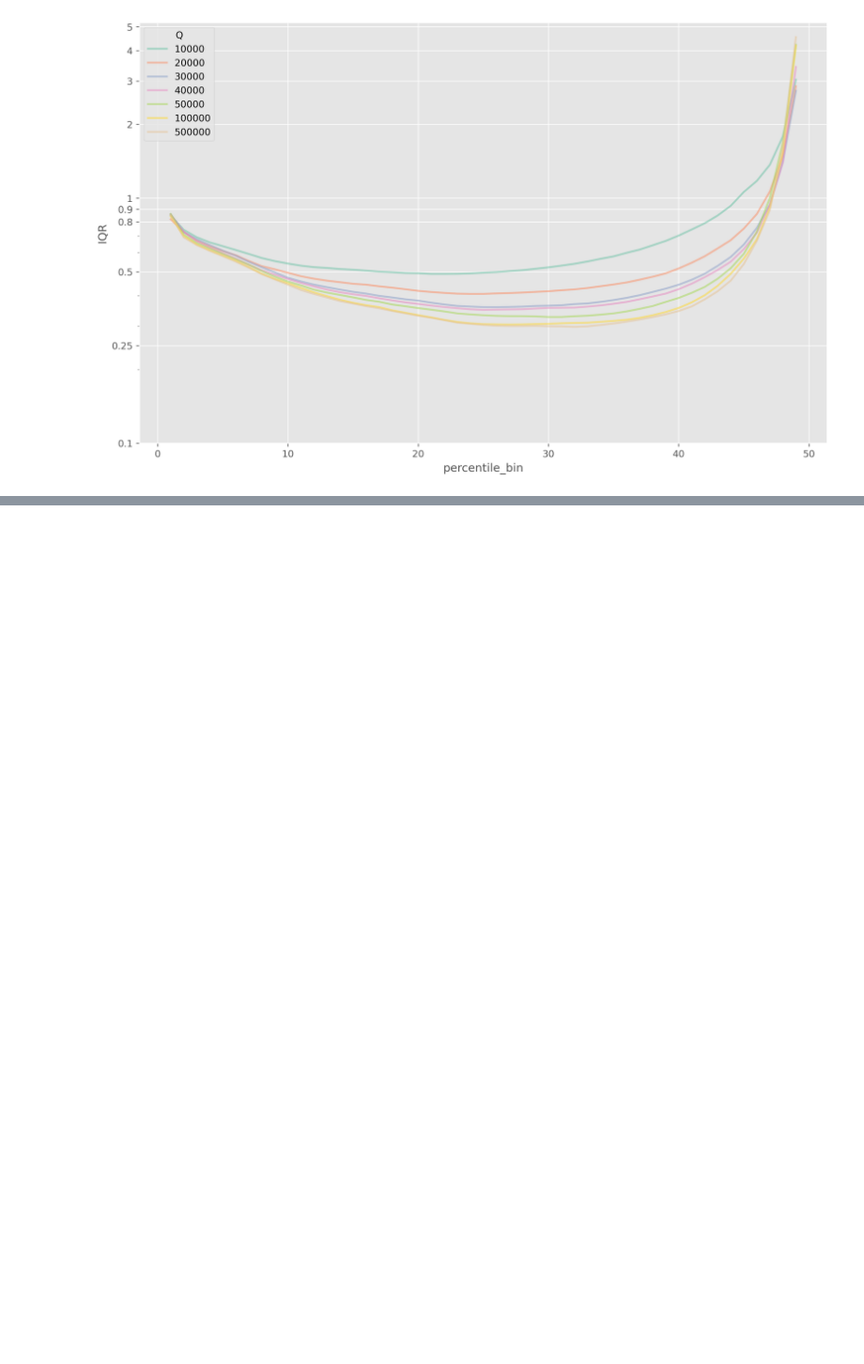
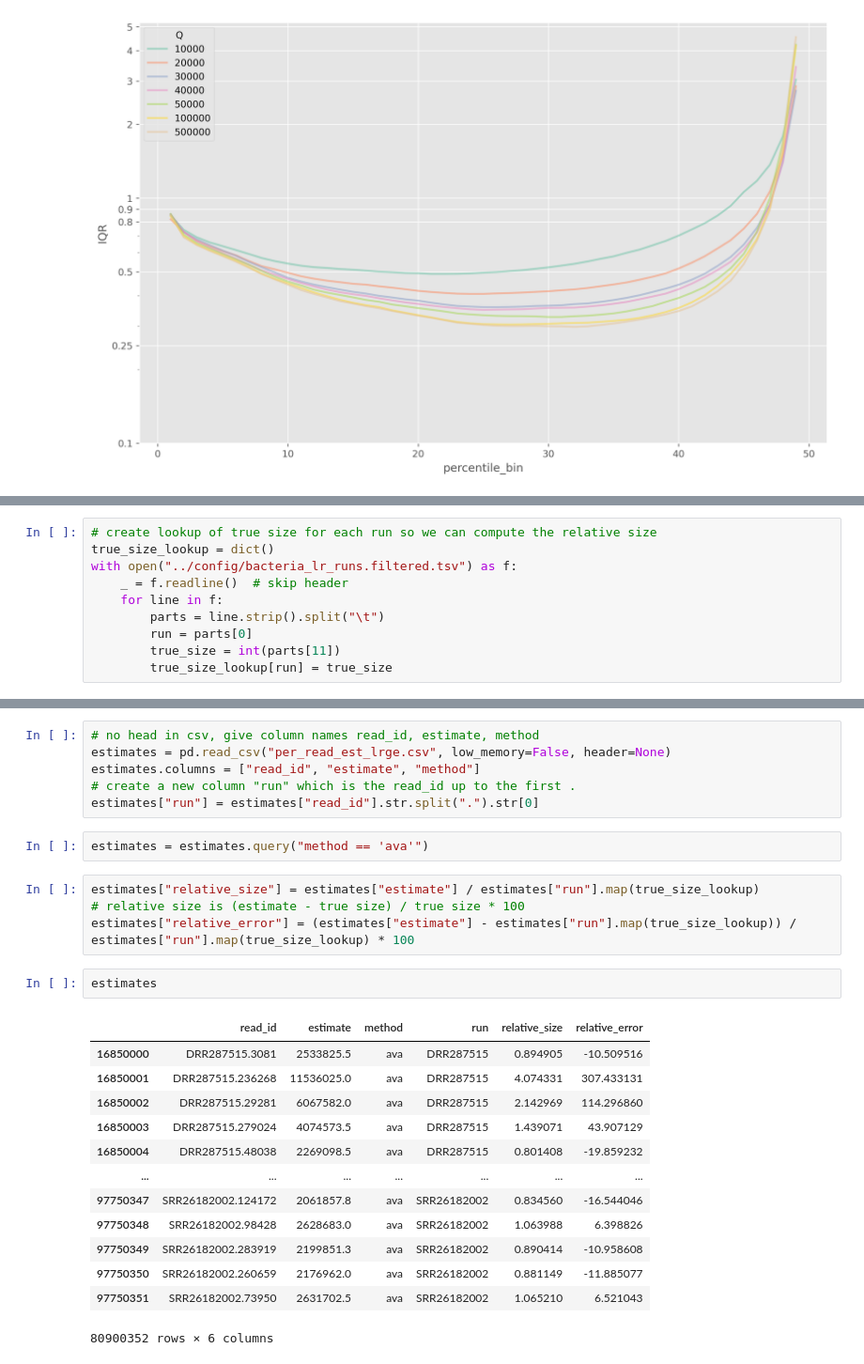
Before and after one commit to mbhall88/lrge, a Jupyter notebook: paper/notebooks/per_read_estimates.ipynb, the cells around one changed output, grey strips where cells are left out. Shown at 94% size. Cells and saved outputs as stored; diff of their text form; blank space fills up the shorter version.

```diff
--- a/paper/notebooks/per_read_estimates.ipynb
+++ b/paper/notebooks/per_read_estimates.ipynb
@@ -455,0 +483,10 @@ ax.set_yticklabels(yticks)
+# %%
+# create lookup of true size for each run so we can compute the relative size
+true_size_lookup = dict()
+with open("../config/bacteria_lr_runs.filtered.tsv") as f:
+    _ = f.readline()  # skip header
+    for line in f:
+        parts = line.strip().split("\t")
+        run = parts[0]
+        true_size = int(parts[11])
+        true_size_lookup[run] = true_size
@@ -455,0 +523,28 @@ ax.set_yticklabels(yticks)
+# %%
+# no head in csv, give column names read_id, estimate, method
+estimates = pd.read_csv("per_read_est_lrge.csv", low_memory=False, header=None)
+estimates.columns = ["read_id", "estimate", "method"]
+# create a new column "run" which is the read_id up to the first .
+estimates["run"] = estimates["read_id"].str.split(".").str[0]
+# %%
+estimates = estimates.query("method == 'ava'")
+# %%
+estimates["relative_size"] = estimates["estimate"] / estimates["run"].map(true_size_lookup)
+# relative size is (estimate - true size) / true size * 100
+estimates["relative_error"] = (estimates["estimate"] - estimates["run"].map(true_size_lookup)) / estimates["run"].map(true_size_lookup) * 100
+# %%
+estimates
+# %% [output]
+|  | read_id | estimate | method | run | relative_size | relative_error |
+| 16850000 | DRR287515.3081 | 2533825.5 | ava | DRR287515 | 0.894905 | -10.509516 |
+| 16850001 | DRR287515.236268 | 11536025.0 | ava | DRR287515 | 4.074331 | 307.433131 |
+| 16850002 | DRR287515.29281 | 6067582.0 | ava | DRR287515 | 2.142969 | 114.296860 |
+| 16850003 | DRR287515.279024 | 4074573.5 | ava | DRR287515 | 1.439071 | 43.907129 |
+| 16850004 | DRR287515.48038 | 2269098.5 | ava | DRR287515 | 0.801408 | -19.859232 |
+| ... | ... | ... | ... | ... | ... | ... |
+| 97750347 | SRR26182002.124172 | 2061857.8 | ava | SRR26182002 | 0.834560 | -16.544046 |
+| 97750348 | SRR26182002.98428 | 2628683.0 | ava | SRR26182002 | 1.063988 | 6.398826 |
+| 97750349 | SRR26182002.283919 | 2199851.3 | ava | SRR26182002 | 0.890414 | -10.958608 |
+| 97750350 | SRR26182002.260659 | 2176962.0 | ava | SRR26182002 | 0.881149 | -11.885077 |
+| 97750351 | SRR26182002.73950 | 2631702.5 | ava | SRR26182002 | 1.065210 | 6.521043 |
+80900352 rows × 6 columns
```
Also changed, not shown: parts of 10 cells of this notebook, 1 other file.
